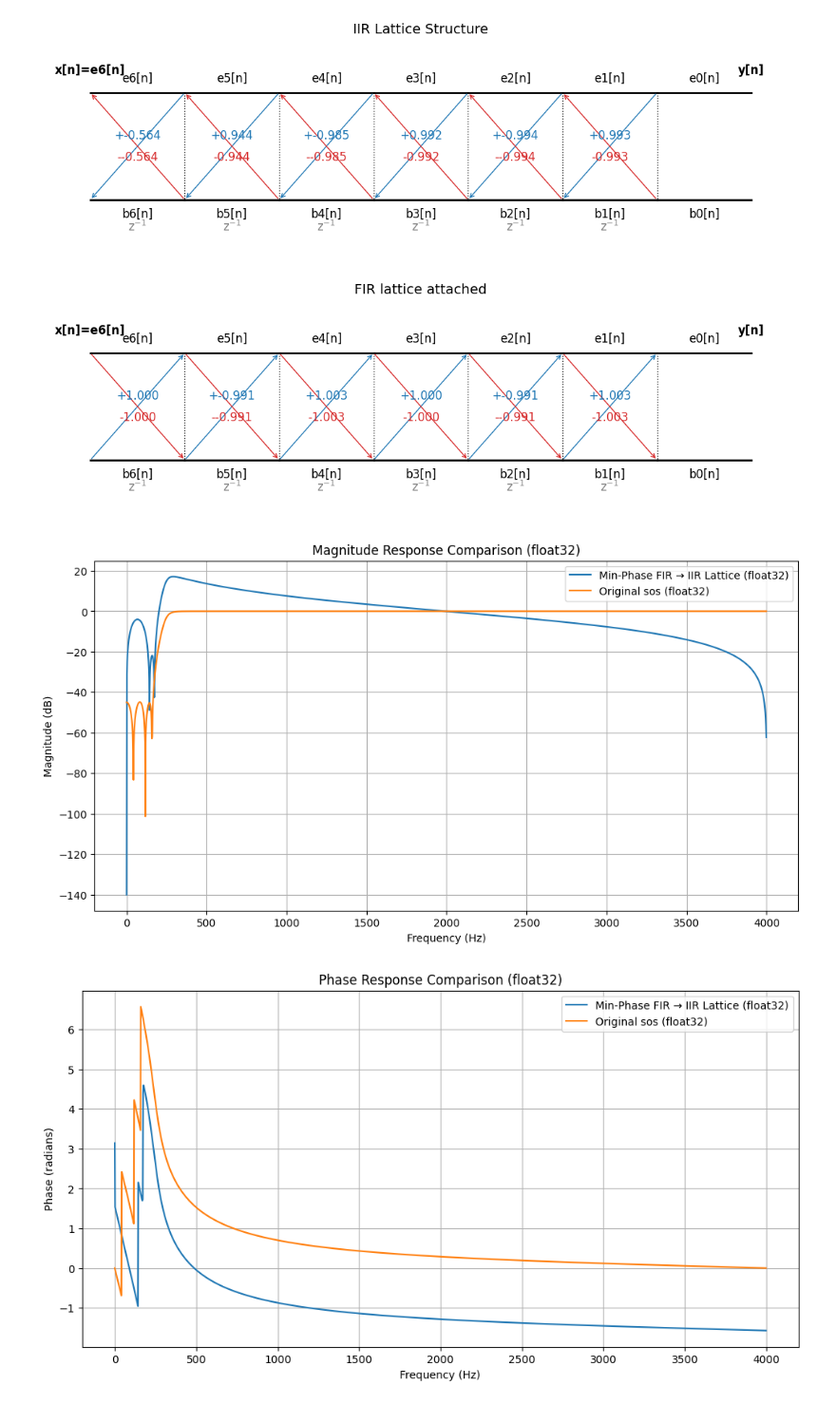
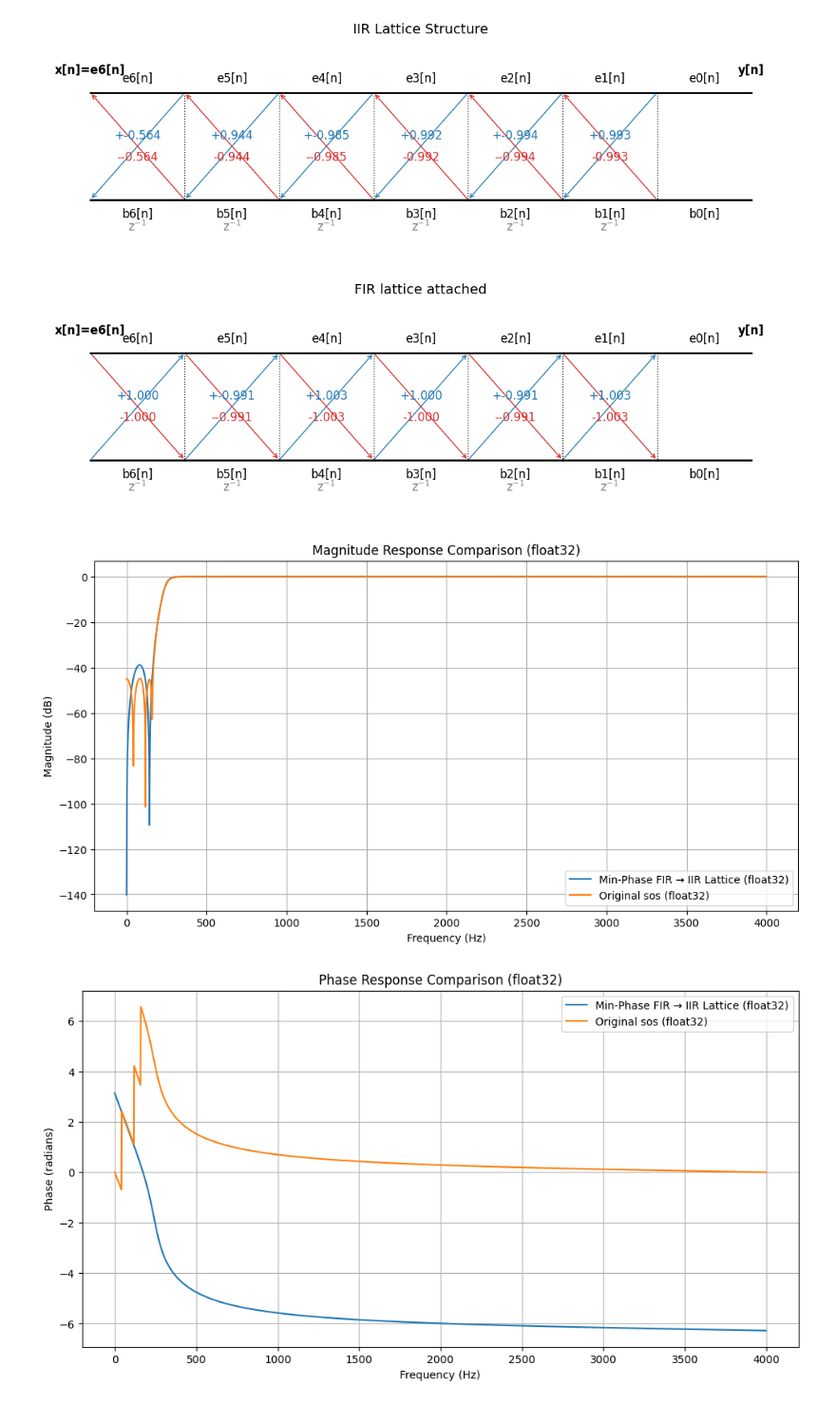
Before and after one commit to baset-veisi/filter_lattice, a Jupyter notebook: notebooks/biquad_example.ipynb, the cells around one changed output. Shown: that part at 95% size. Saved outputs shown, nothing was run; the diff lists cells and outputs as text; code cells hidden in the pictures.

Commit message:
adding lattice ladder filter type

```diff
--- a/notebooks/biquad_example.ipynb
+++ b/notebooks/biquad_example.ipynb
@@ -150,7 +151,7 @@ and the other is to add a small coeff at the beginning of the fir.
 from scipy.signal import minimum_phase
 
 num_min_phase = minimum_phase(num, method='homomorphic', n_fft=2**14)
-num_max_phase = num_min_phase[::-1]
+num_max_phase = -num_min_phase[::-1]
 num_min_phase.dtype
 print(num_max_phase)
 print(num_min_phase)
@@ -241,43 +253,43 @@ imp = np.zeros(2048, dtype=np.float32)
 imp[0] = 1.0
 
 # 3. Filter using float32 lattices
-# h_two_lat_32 = lattice_iir_32.filter(imp)
+h_two_lat_32 = lattice_iir_32.filter(imp)
 
 #out_minphase_32 = fir_lat_32.filter(h_two_lat_32)
 # If your linphase_via_two_lattices function expects FIR lattice objects, use the float32 ones:
-h_fir_lat_32 = fir_lat_32.filter(imp)
-out_minphase_32 = lattice_iir_32.filter(h_fir_lat_32)
-#out_minphase_32 = linphase_via_two_lattices(h_two_lat_32, fir_minphase_32, fir_maxphase_32)
+#h_fir_lat_32 = fir_lat_32.filter(imp)
+#out_minphase_32 = lattice_iir_32.filter(h_fir_lat_32)
+out_minphase_32 = linphase_via_two_lattices(h_two_lat_32, fir_minphase_32, fir_maxphase_32)
 
 # 4. Plot and compare
 def plot_response(signal, label, fs=fs):
     w, h = sig.freqz(signal, worN=2048, fs=fs)
     plt.plot(w, 20 * np.log10(np.maximum(np.abs(h), 1e-30)), label=label)
 
 plt.figure(figsize=(12, 6))
 plot_response( num_max_phase[0]*num_min_phase[0] *out_minphase_32, 'Min-Phase FIR → IIR Lattice (float32)')
 w_sos, H_sos = sig.sosfreqz(sos.astype(np.float32), worN=2048, fs=fs)
 magnitude_sos = np.abs(H_sos)
 magnitude_db_sos = 20 * np.log10(np.maximum(magnitude_sos, 1e-30))
 plt.plot(w_sos, magnitude_db_sos, label='Original sos (float32)')
 plt.title('Magnitude Response Comparison (float32)')
 plt.xlabel('Frequency (Hz)')
 plt.ylabel('Magnitude (dB)')
 plt.grid(True)
 plt.legend()
 plt.show()
 
 plt.figure(figsize=(12, 6))
 w, h1 = sig.freqz(out_minphase_32, worN=2048, fs=fs)
 plt.plot(w, np.unwrap(np.angle(h1)), label='Min-Phase FIR → IIR Lattice (float32)')
 plt.plot(w, np.unwrap(np.angle(H_sos)), label='Original sos (float32)')
 plt.title('Phase Response Comparison (float32)')
 plt.xlabel('Frequency (Hz)')
 plt.ylabel('Phase (radians)')
 plt.grid(True)
 plt.legend()
 plt.show()
 # %% [output]
 [figure]
-[figure, old version]
+[figure, new version]
-[figure, old version]
+[figure, new version]
```
Also changed, not shown: parts of 6 cells of this notebook, 4 other files.
